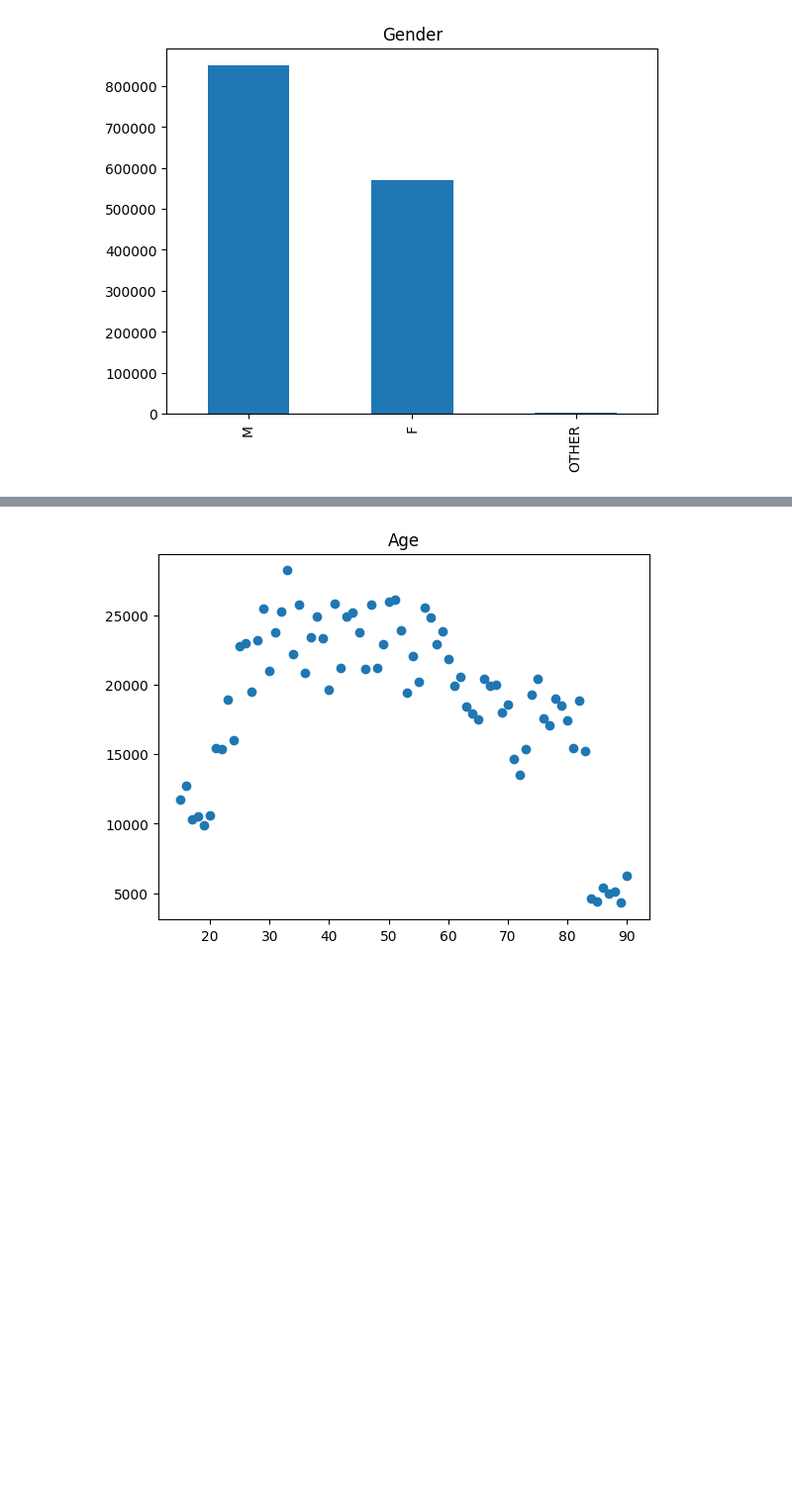
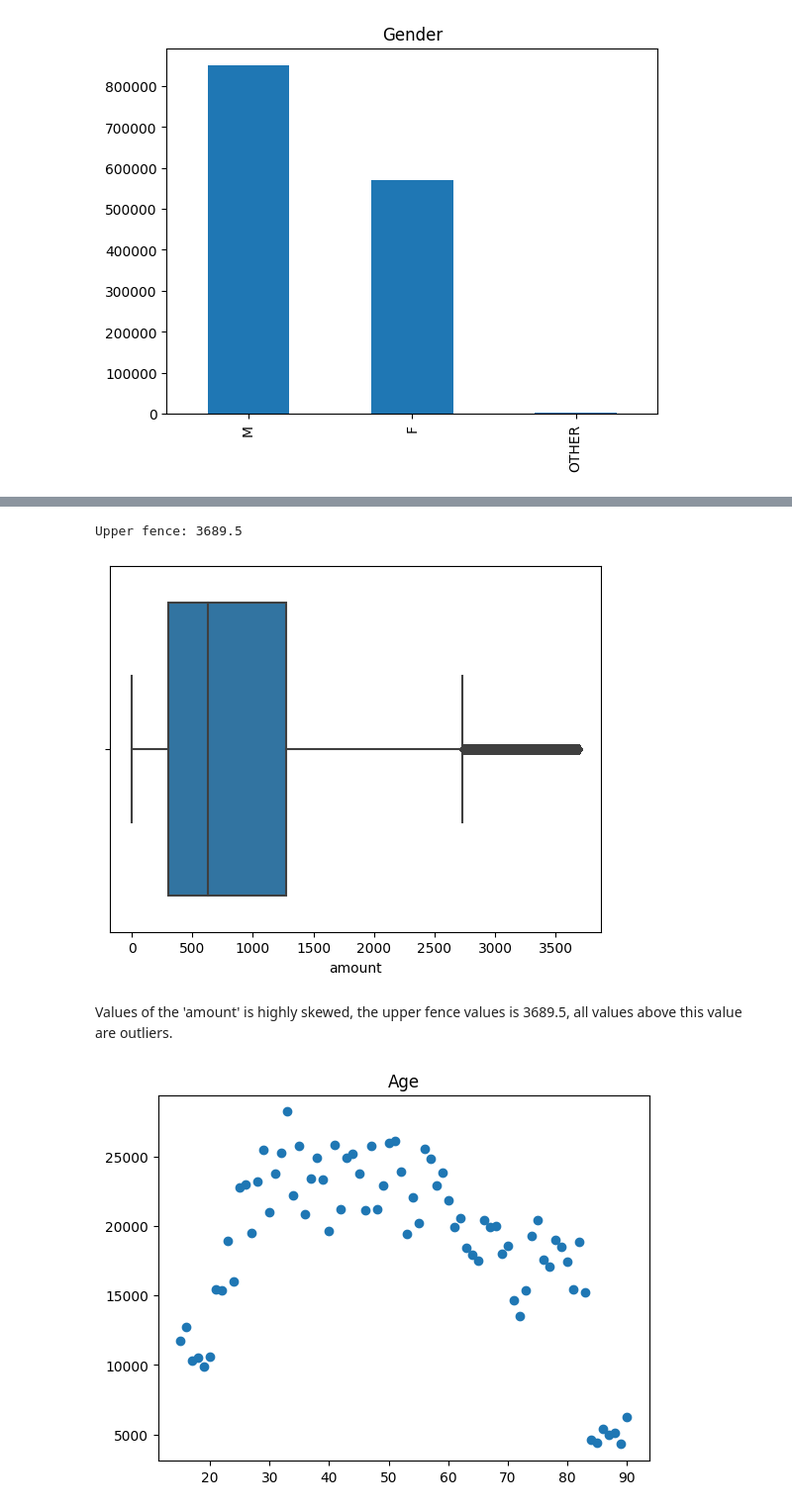
Before and after one commit to HunBug/CodingChallenge20221128, a Jupyter notebook: notebook/02_exploratory.ipynb, the cells around one changed output, grey strips where cells are left out. Shown at 99% size. Drawn from its saved outputs; the diff is of its cells as text; code cells hidden in the pictures; blank space fills up the shorter version.

```diff
--- a/notebook/02_exploratory.ipynb
+++ b/notebook/02_exploratory.ipynb
@@ -72,3 +87,14 @@ plt.show()
+# %%
+quantiles = dataframe['amount'].quantile([.25, .75])
+iqr = quantiles[0.75]-quantiles[0.25]
+upper_fence = quantiles[0.75] + 1.5 * iqr
+print(f"Upper fence: {upper_fence}")
+sns.boxplot(data=dataframe[dataframe['amount'] < upper_fence], x='amount');
+# %% [output]
+Upper fence: 3689.5
+[figure, added]
+# %% [markdown]
+Values of the 'amount' is highly skewed, the upper fence values is 3689.5, all values above this value are outliers.
 # %%
 age_counts = dataframe['age'].value_counts()
 plt.scatter(age_counts.index, age_counts.values)
```
Also changed, not shown: parts of 16 cells of this notebook, 1 other file.
